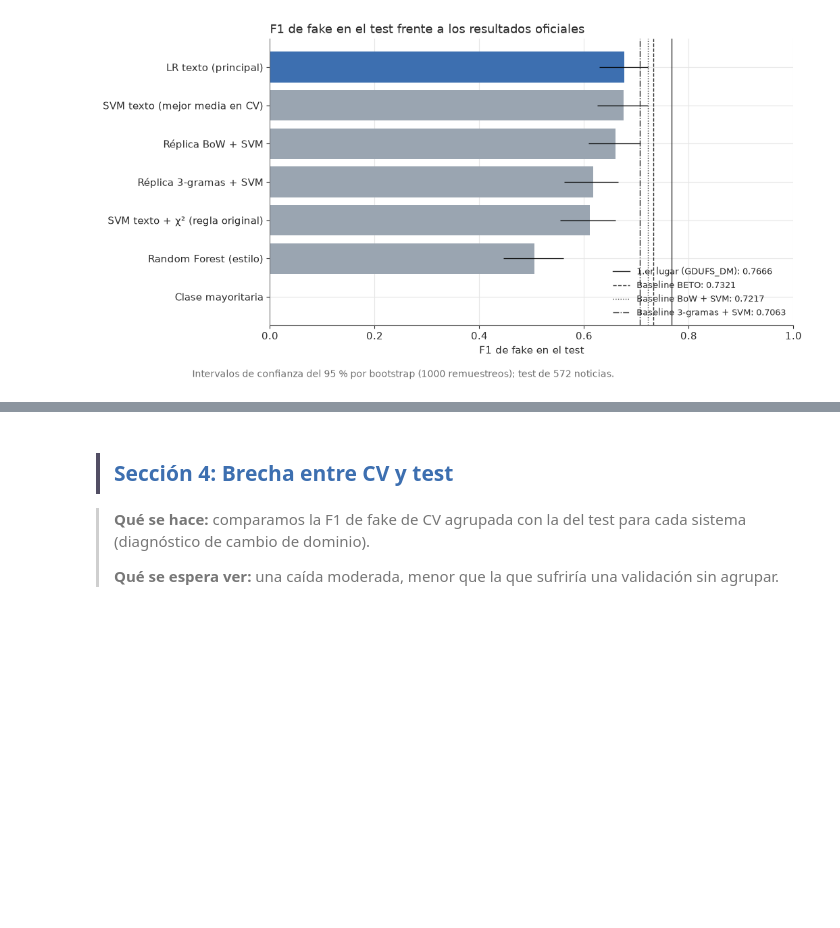
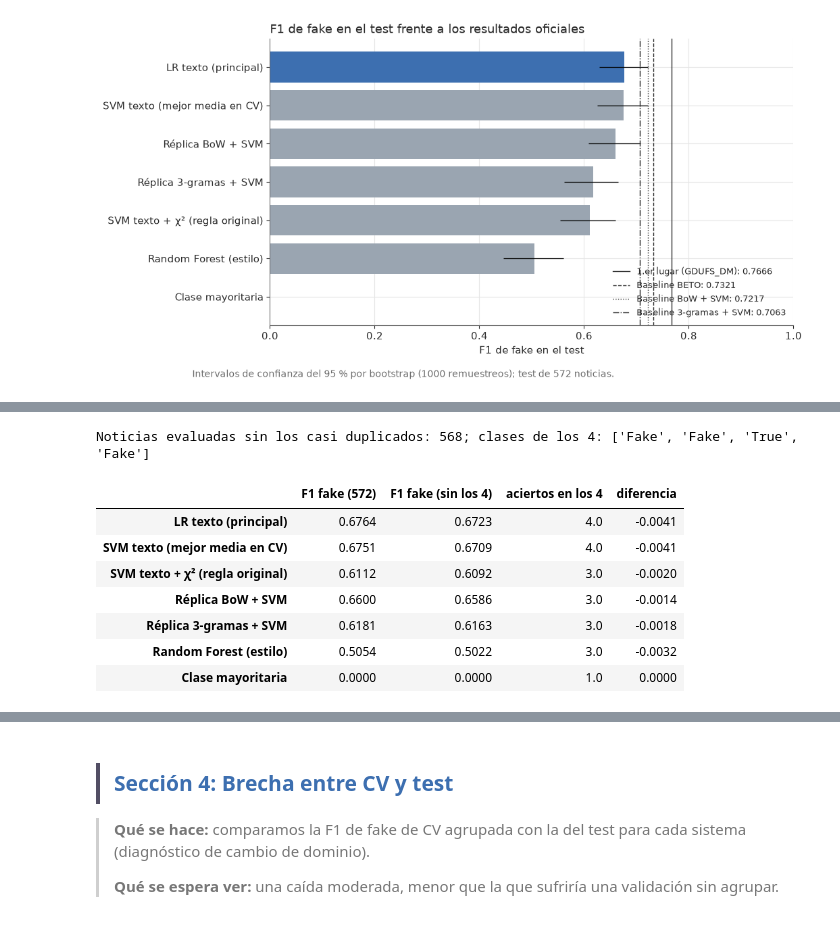
Before and after one commit to makore-0612/FakeDeS_IberLEF_2021, a Jupyter notebook: evaluacion.ipynb, the cells around one changed output, grey strips where cells are left out. Saved outputs shown, nothing was run; the diff lists cells and outputs as text; code cells hidden in the pictures; blank space fills up the shorter version.

```diff
--- a/evaluacion.ipynb
+++ b/evaluacion.ipynb
@@ -249,0 +256,18 @@ plt.show()
+# %%
+IDS_CASI_DUP = [187, 345, 427, 433]
+sin_dup = ~test['Id'].isin(IDS_CASI_DUP).values
+verif_dup = pd.DataFrame({n: {'F1 fake (572)': uf.f1_fake(y_test, p), 'F1 fake (sin los 4)': uf.f1_fake(y_test[sin_dup], p[sin_dup]),
+                              'aciertos en los 4': int((p[~sin_dup] == y_test[~sin_dup]).sum())} for n, p in predicciones.items()}).T
+verif_dup['diferencia'] = verif_dup['F1 fake (sin los 4)'] - verif_dup['F1 fake (572)']
+print(f'Noticias evaluadas sin los casi duplicados: {int(sin_dup.sum())}; clases de los 4: {list(test.loc[~sin_dup, "Category"])}')
+verif_dup.round(4)
+# %% [output]
+Noticias evaluadas sin los casi duplicados: 568; clases de los 4: ['Fake', 'Fake', 'True', 'Fake']
+|  | F1 fake (572) | F1 fake (sin los 4) | aciertos en los 4 | diferencia |
+| LR texto (principal) | 0.6764 | 0.6723 | 4.0 | -0.0041 |
+| SVM texto (mejor media en CV) | 0.6751 | 0.6709 | 4.0 | -0.0041 |
+| SVM texto + χ² (regla original) | 0.6112 | 0.6092 | 3.0 | -0.0020 |
+| Réplica BoW + SVM | 0.6600 | 0.6586 | 3.0 | -0.0014 |
+| Réplica 3-gramas + SVM | 0.6181 | 0.6163 | 3.0 | -0.0018 |
+| Random Forest (estilo) | 0.5054 | 0.5022 | 3.0 | -0.0032 |
+| Clase mayoritaria | 0.0000 | 0.0000 | 1.0 | 0.0000 |
```
Also changed, not shown: parts of 2 cells of this notebook.
